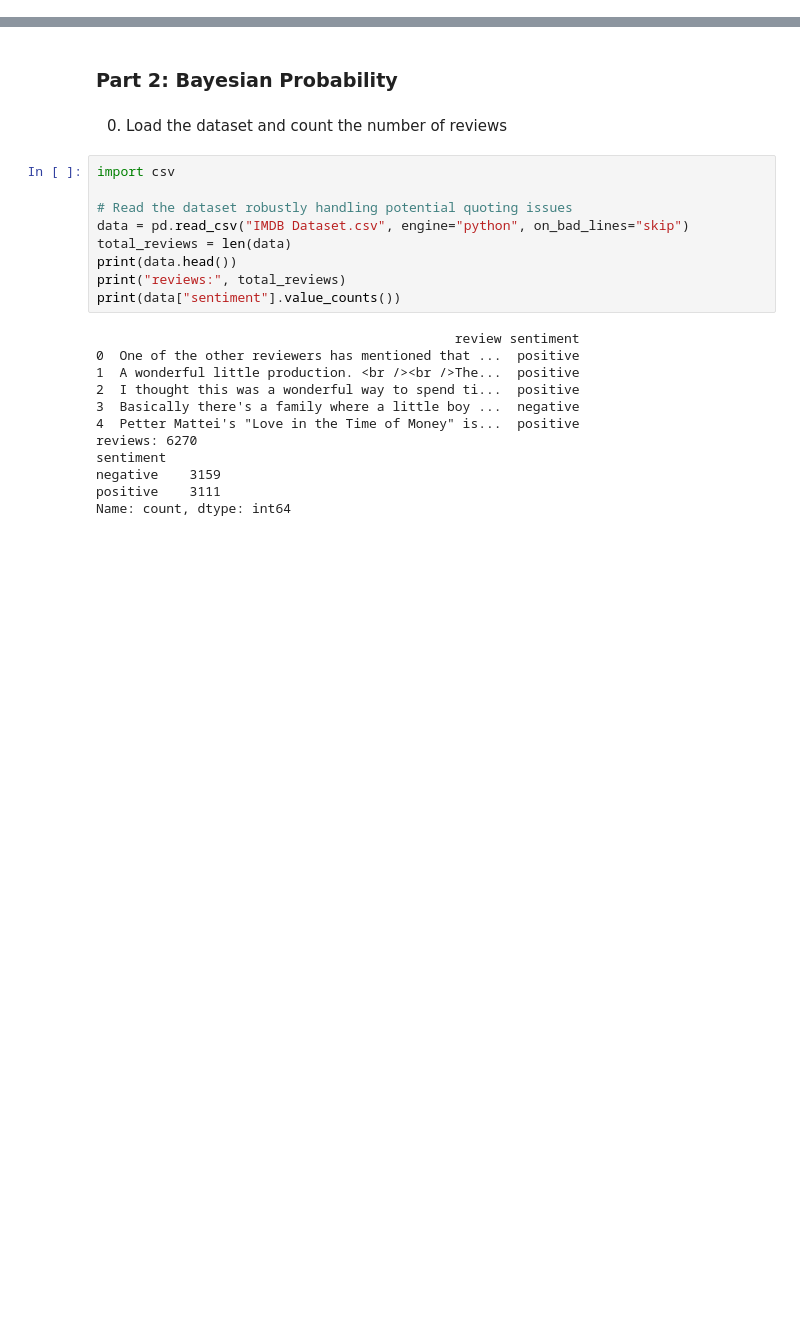
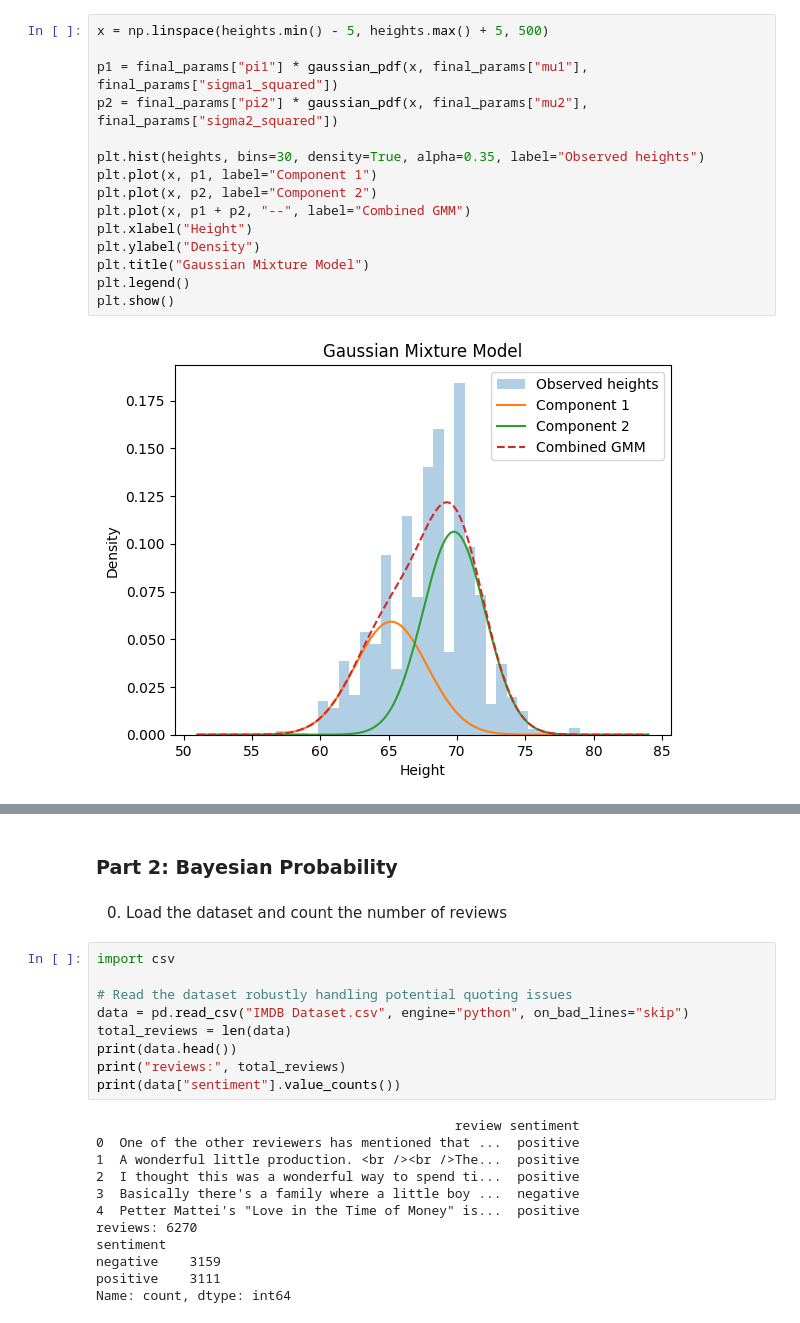
Before and after one commit to MBeckyAlek/Formative3_ML_C1, a Jupyter notebook: Formative3.ipynb, the cells around one changed output, grey strips where cells are left out. Saved outputs shown, nothing was run; the diff lists cells and outputs as text; blank space fills up the shorter version.

```diff
--- a/Formative3.ipynb
+++ b/Formative3.ipynb
@@ -113,0 +96,17 @@ display(tracking_df)
+# %%
+x = np.linspace(heights.min() - 5, heights.max() + 5, 500)
+
+p1 = final_params["pi1"] * gaussian_pdf(x, final_params["mu1"], final_params["sigma1_squared"])
+p2 = final_params["pi2"] * gaussian_pdf(x, final_params["mu2"], final_params["sigma2_squared"])
+
+plt.hist(heights, bins=30, density=True, alpha=0.35, label="Observed heights")
+plt.plot(x, p1, label="Component 1")
+plt.plot(x, p2, label="Component 2")
+plt.plot(x, p1 + p2, "--", label="Combined GMM")
+plt.xlabel("Height")
+plt.ylabel("Density")
+plt.title("Gaussian Mixture Model")
+plt.legend()
+plt.show()
+# %% [output]
+[figure, added]
```
Also changed, not shown: parts of 15 cells of this notebook.
